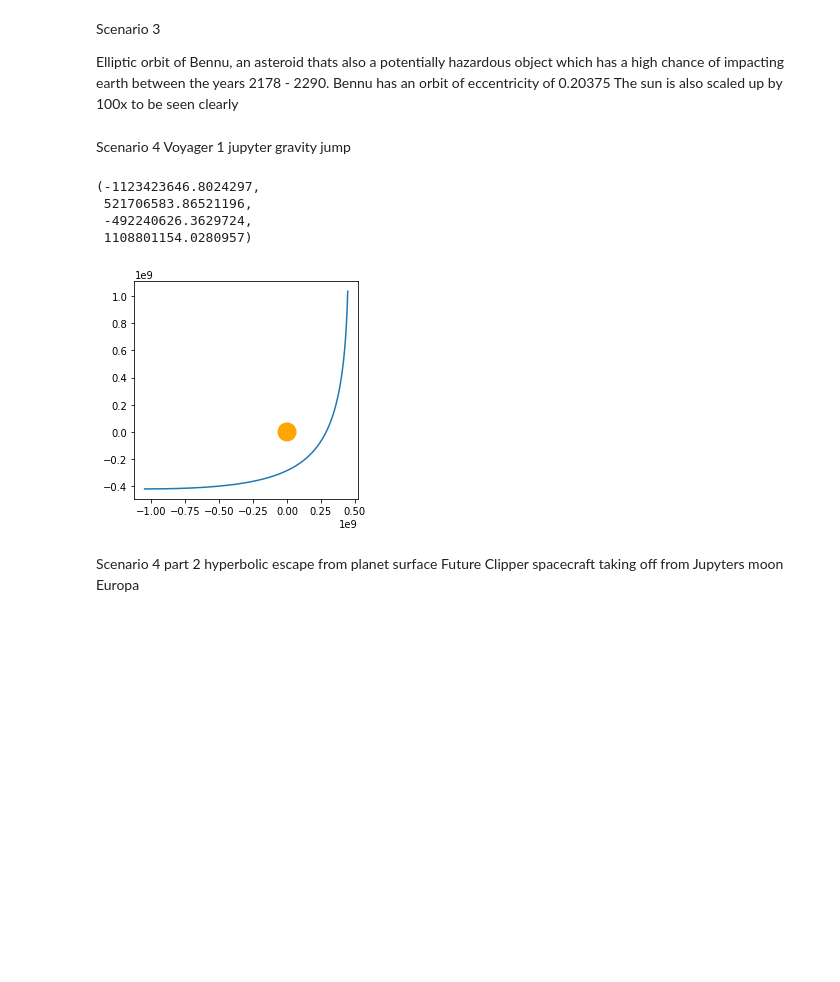
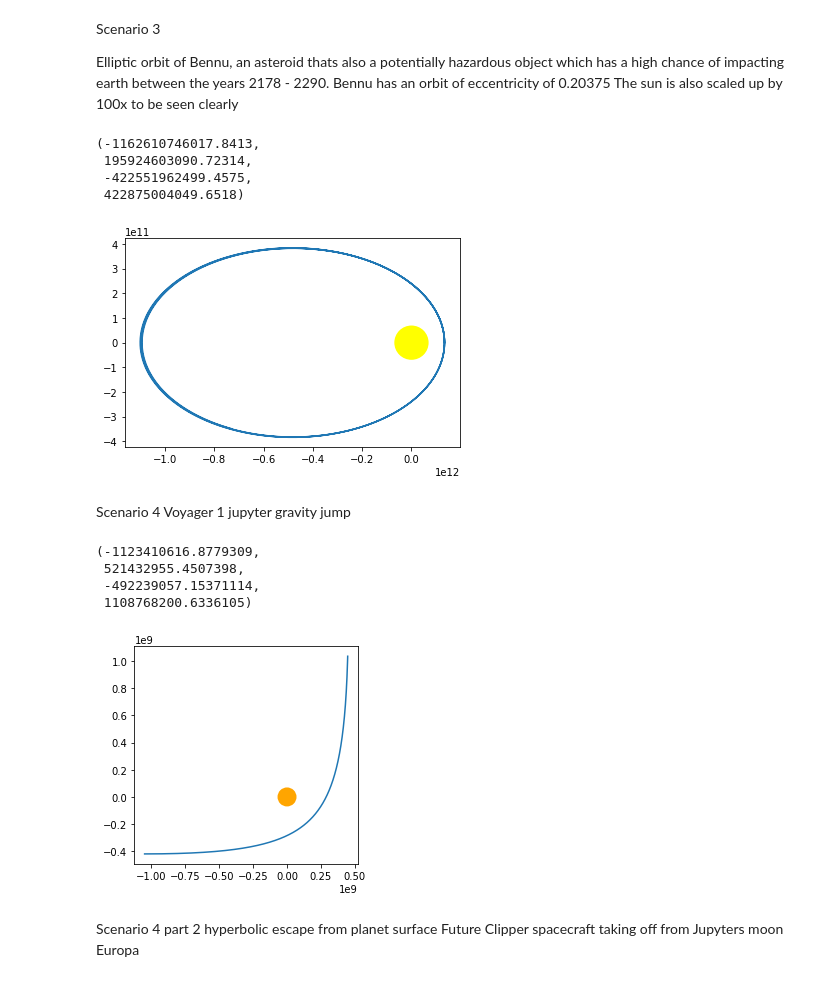
Before and after one commit to lpender3672/IA_Mars_Lander, a Jupyter notebook: lander/Assignments1-2.ipynb, the cells around one changed output. Saved outputs shown, nothing was run; the diff lists cells and outputs as text; code cells hidden in the pictures; blank space fills up the shorter version.

```diff
--- a/lander/Assignments1-2.ipynb
+++ b/lander/Assignments1-2.ipynb
@@ -173,7 +173,7 @@ final rms error for euler_integration is 0.00017272791980135253
 # %%
 G = 6.67408e-11
 
-class solar_system():
+class orbital_system():
     def __init__(self, M, m, planet_pos, planet_vel): # relative to sun
         self.M = M
         self.m = m
@@ -262,21 +262,27 @@ The sun is also scaled up by 100x to be seen clearly
 # %%
 sun_mass = 1.989e30
 sun_radius = 6.957e8
 bennu_mass = 7.329e10
 
 bennu_position = np.array([134.173e9, 0, 0])
 bennu_velocity = np.array([0, 1.5*28e3, 0])
 
-mars_moons_orbit = solar_system(sun_mass, bennu_mass, bennu_position, bennu_velocity)
+mars_moons_orbit = orbital_system(sun_mass, bennu_mass, bennu_position, bennu_velocity)
 
 pos,vel = mars_moons_orbit.solve(verlet_integrate, 1000000000, 1000)
 
 ax = plt.gca()
 y0,_ = ax.get_ylim()
 x0,x1 = ax.get_xlim()
 ax.plot(pos[:, 0], pos[:, 1])
 ax.add_patch(Circle((0, 0), sun_radius * 10 ** 2, facecolor="yellow"))
 ax.axis('scaled')
+# %% [output]
+(-1162610746017.8413,
+ 195924603090.72314,
+ -422551962499.4575,
+ 422875004049.6518)
+[figure, added]
 # %% [markdown]
 Scenario 4 Voyager 1 jupyter gravity jump
 # %%
@@ -287,7 +293,7 @@ voyager1_mass = 825.5
 voyager1_position = np.array([- 15 * jupyter_radius, - 6 * jupyter_radius, 0])
 voyager1_velocity = np.array([2e4, 0, 0])
 
-voyager1_gravity_jump = solar_system(jupyter_mass, voyager1_mass, voyager1_position, voyager1_velocity)
+voyager1_gravity_jump = orbital_system(jupyter_mass, voyager1_mass, voyager1_position, voyager1_velocity)
 
 pos,vel = voyager1_gravity_jump.solve(verlet_integrate, 100000, 1)
 
@@ -298,10 +304,10 @@ ax.plot(pos[:, 0], pos[:, 1])
 ax.add_patch(Circle((0, 0), jupyter_radius, facecolor="orange"))
 ax.axis('scaled')
 # %% [output]
-(-1123423646.8024297,
- 521706583.86521196,
- -492240626.3629724,
- 1108801154.0280957)
+(-1123410616.8779309,
+ 521432955.4507398,
+ -492239057.15371114,
+ 1108768200.6336105)
 [figure]
 # %% [markdown]
 Scenario 4 part 2 hyperbolic escape from planet surface
```
Also changed, not shown: parts of 5 cells of this notebook.
